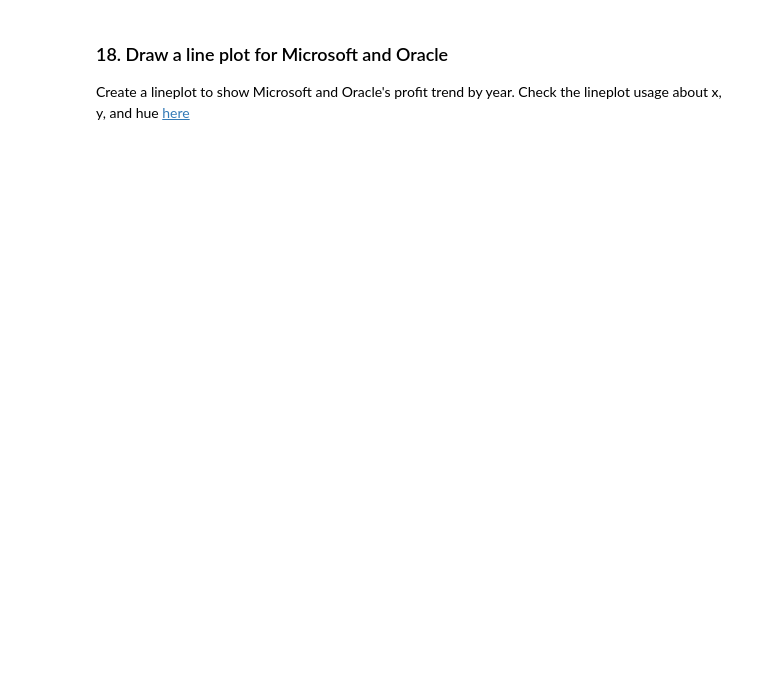
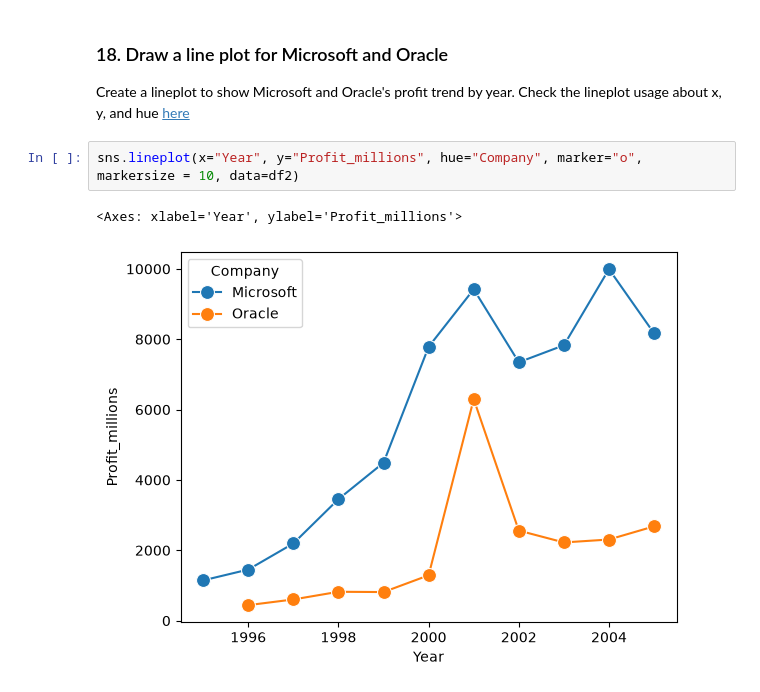
Before and after one commit to ethnicgarbage/comm4259-work, a Jupyter notebook: Lab 3/Lab_03-Exercise.ipynb, the cells around one changed output. Saved outputs shown, nothing was run; the diff lists cells and outputs as text; blank space fills up the shorter version.

```diff
--- a/Lab 3/Lab_03-Exercise.ipynb
+++ b/Lab 3/Lab_03-Exercise.ipynb
@@ -203,3 +276,8 @@ Name: Company, dtype: str
 # %% [markdown]
 ### 18. Draw a line plot for Microsoft and Oracle
 Create a lineplot to show Microsoft and Oracle's profit trend by year. Check the lineplot usage about x, y, and hue [here](https://seaborn.pydata.org/generated/seaborn.lineplot.html)
+# %%
+sns.lineplot(x="Year", y="Profit_millions", hue="Company", marker="o", markersize = 10, data=df2)
+# %% [output]
+<Axes: xlabel='Year', ylabel='Profit_millions'>
+[figure, added]
```
Also changed, not shown: parts of 9 cells of this notebook.
